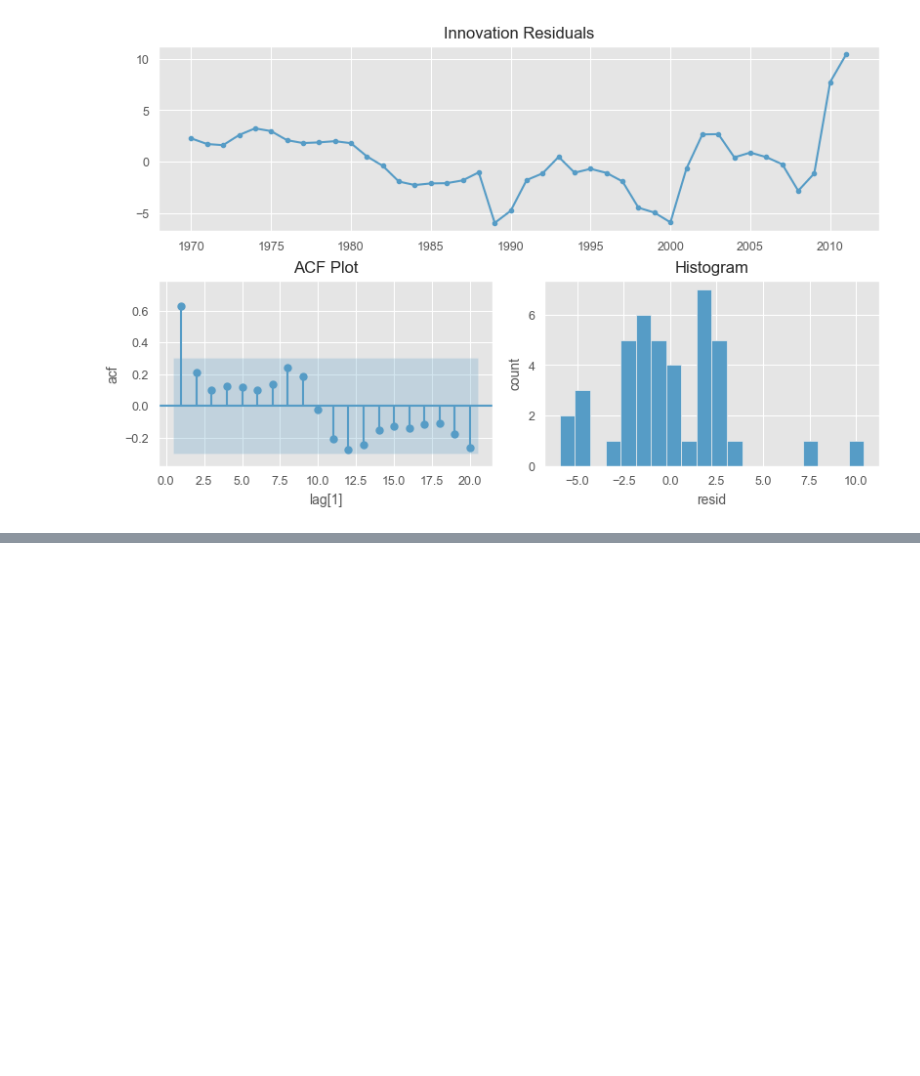
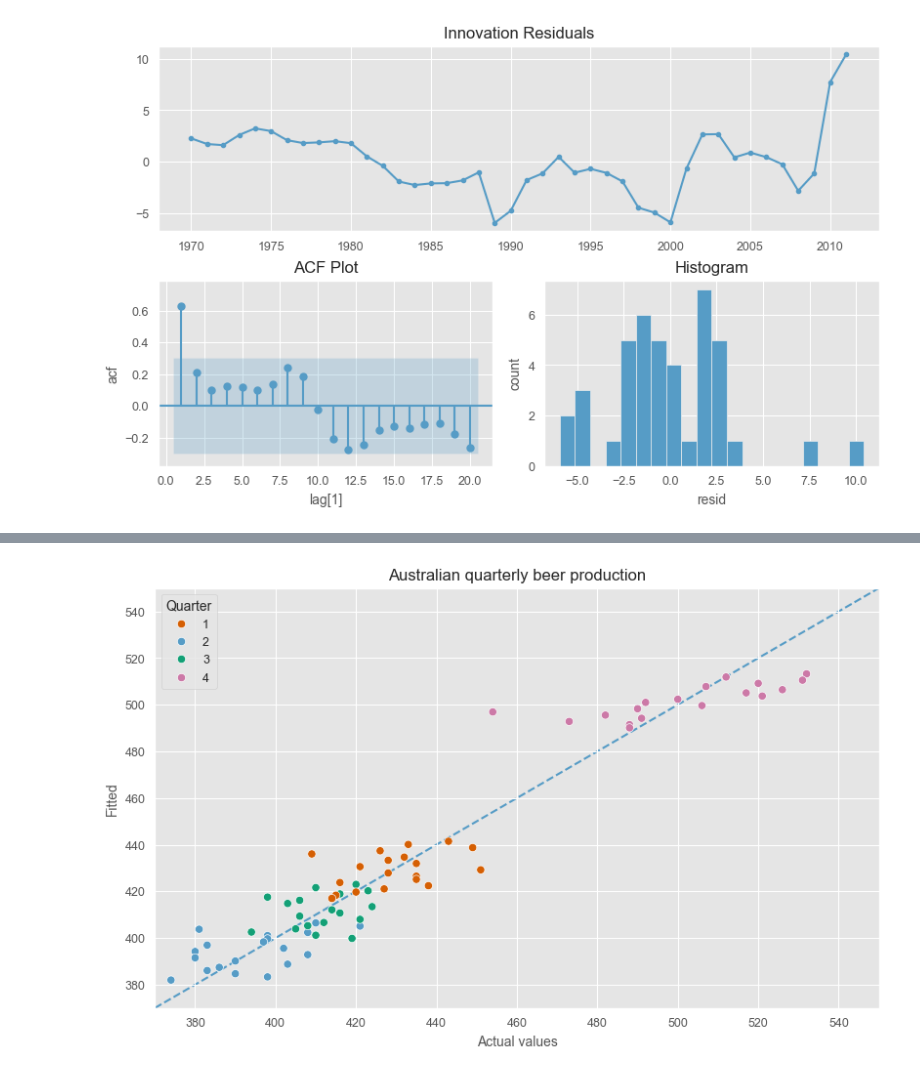
Before and after one commit to DavidGuzzi/TSA, a Jupyter notebook: Forecasting Principles and Practice 3rd/pythonic_way/7.ipynb, the cells around one changed output, grey strips where cells are left out. Saved outputs shown, nothing was run; the diff lists cells and outputs as text; code cells hidden in the pictures; blank space fills up the shorter version.

```diff
--- a/Forecasting Principles and Practice 3rd/pythonic_way/7.ipynb
+++ b/Forecasting Principles and Practice 3rd/pythonic_way/7.ipynb
@@ -403,0 +462,14 @@ plot_diagnostics(forecaster=mf, target_col="Passengers", time_col="Year",
+# %%
+fig, ax = plt.subplots()
+df = insample.assign(Quarter=lambda x: x["ds"].dt.quarter)
+sns.scatterplot(data=df, x="y", y="LinearRegression",
+    hue="Quarter", palette="r_colors")
+ax.axline((0, 0), slope=1, linestyle="--", zorder=-1)
+ax.set(
+    xlim=(370, 550), ylim=(370, 550),
+    xlabel="Actual values", ylabel="Fitted",
+    title="Australian quarterly beer production",
+)
+plt.show()
+# %% [output]
+[figure, added]
```
Also changed, not shown: parts of 4 cells of this notebook.
